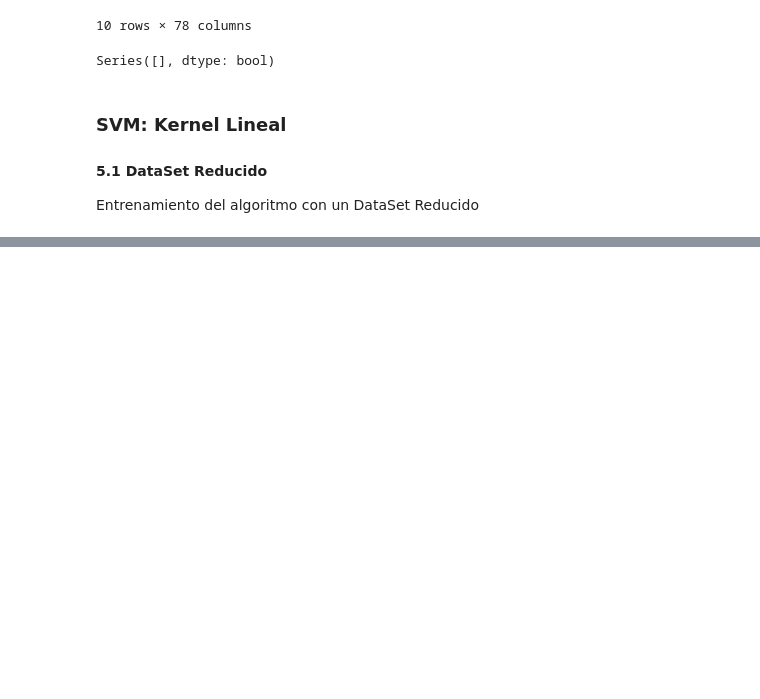
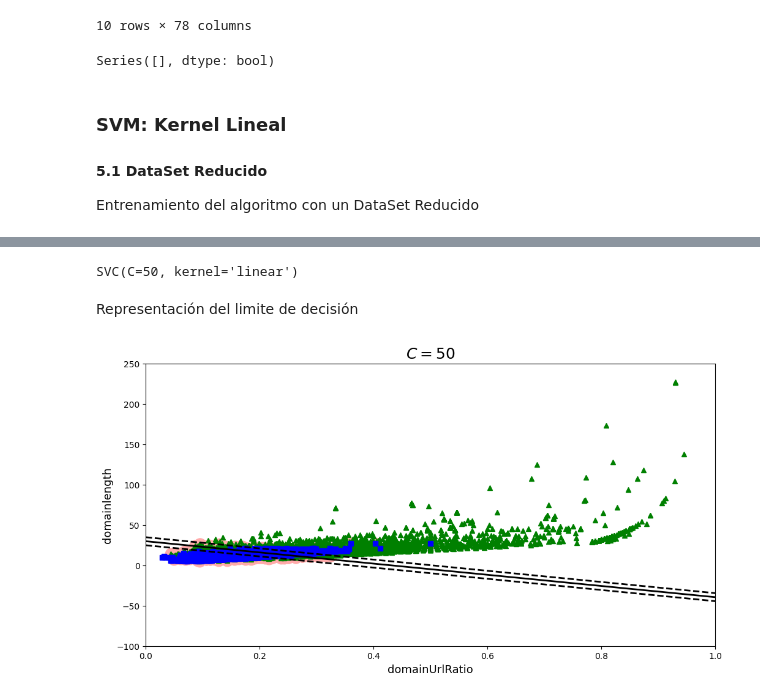
Before and after one commit to JoseAlfonsoB/Caso-practico-Support-Vector-Machine-SVM-, a Jupyter notebook: support_vector_Machine.ipynb, the cells around one changed output, grey strips where cells are left out. Drawn from its saved outputs; the diff is of its cells as text; code cells hidden in the pictures; blank space fills up the shorter version.

```diff
--- a/support_vector_Machine.ipynb
+++ b/support_vector_Machine.ipynb
@@ -237,3 +237,8 @@ Series([], dtype: bool)
 #### 5.1 DataSet Reducido
 
 Entrenamiento del algoritmo con un DataSet Reducido
+# %%
+# Reducción del DataSet para representarlo gráficamente
+
+X_train_reduced = X_train_prep[["domainUrlRatio", 'domainlength']].copy()
+X_val_reduced = X_val_prep[['domainUrlRatio', 'domainlength']].copy()
@@ -239,0 +261,44 @@ Entrenamiento del algoritmo con un DataSet Reducido
+# %%
+from sklearn.svm import SVC
+
+# SVM Large Margin Clasification
+
+svm_clf = SVC(kernel = 'linear', C = 50) # C: ES NUESTRO PARAMETRO DE REGULARIZACIÓN (nos permite hacer la clasificación positiva)
+svm_clf.fit(X_train_reduced, y_train)
+# %% [output]
+SVC(C=50, kernel='linear')
+# %% [markdown]
+Representación del limite de decisión
+# %%
+def plot_svc_decision_boundary(svm_clf, xmin, xmax): # Representación gráfica del limite de decisión
+    w = svm_clf.coef_[0]
+    b = svm_clf.intercept_[0]
+
+    x0 = np.linspace(xmin, xmax, 200)
+    decision_boundary = -w[0]/w[1] * x0 - b/w[1]
+
+    margin = 1 / w[1]
+    gutter_up = decision_boundary + margin
+    gutter_down = decision_boundary - margin
+
+    svs = svm_clf.support_vectors_
+    plt.scatter(svs[:, 0], svs[:, 1], s = 180, facecolors = '#FFAAAA')
+    plt.plot(x0, decision_boundary, 'k-', linewidth = 2)
+    plt.plot(x0, gutter_up, 'k--', linewidth = 2)
+    plt.plot(x0, gutter_down, 'k--', linewidth = 2)
+# %%
+plt.figure(figsize = (12, 6))
+plt.plot(X_train_reduced.values[:, 0][y_train == 'phishing'], X_train_reduced.values[:, 1][y_train == 'phishing'], 'g^')
+plt.plot(X_train_reduced.values[:, 0][y_train == 'benign'], X_train_reduced.values[:, 1][y_train == 'benign'], 'bs')
+
+plot_svc_decision_boundary(svm_clf, 0, 1)
+plt.title('$C = {}$'.format(svm_clf.C), fontsize = 18) # Titulos cursivos
+plt.axis([0, 1, -100, 250])
+
+
+plt.xlabel("domainUrlRatio", fontsize = 13)
+plt.ylabel("domainlength", fontsize = 13)
+
+plt.show()
+# %% [output]
+[figure, added]
```
Also changed, not shown: parts of 1 cell of this notebook.
